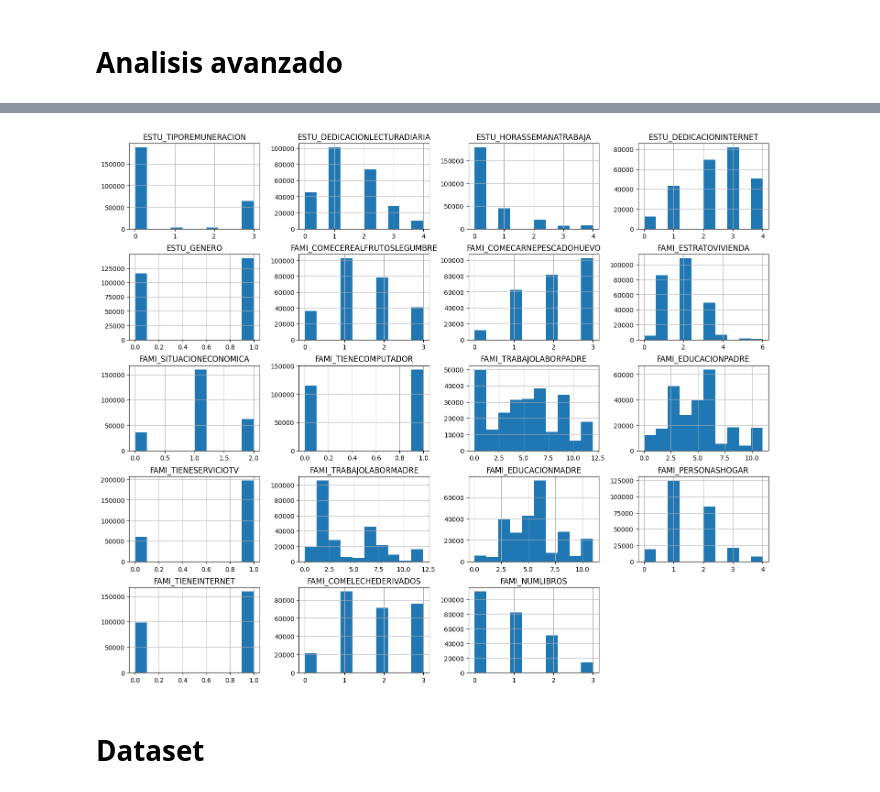
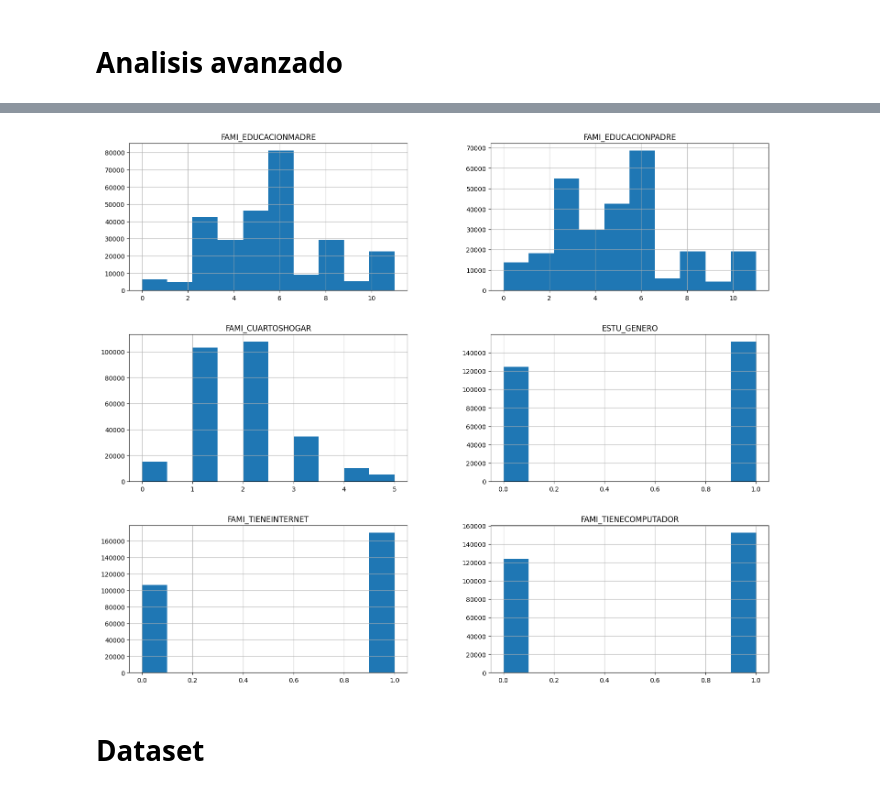
Before and after one commit to juanjaramillo98/Seminario, a Jupyter notebook: momentos_evaluativos/ME03-G02-1216727112-1152706601/Colab_ME03-G02-notebook.ipynb, the cells around one changed output, grey strips where cells are left out. Drawn from its saved outputs; the diff is of its cells as text; code cells hidden in the pictures.

```diff
--- a/momentos_evaluativos/ME03-G02-1216727112-1152706601/Colab_ME03-G02-notebook.ipynb
+++ b/momentos_evaluativos/ME03-G02-1216727112-1152706601/Colab_ME03-G02-notebook.ipynb
@@ -670,0 +751,12 @@ estu_sin_resi_cols = list(set(estu_cols).difference(set(resid_cols)))
+# %%
+# Inicialisamos DF de la fecha descompuesta
+
+df_fecha_descompuesta = pd.DataFrame(data={'DIA_NACIMIENTO':[], 'MES_NACIMIENTO':[], 'ANIO_NACIMIENTO':[]})
+
+# Descartamos la hora de la Fecha
+
+df_fecha = df_encoded['ESTU_FECHANACIMIENTO'].apply(lambda x: x.split()[0])
+
+#Separamos la fecha en sus 3 componentes
+
+df_fecha_descompuesta[['DIA_NACIMIENTO', 'MES_NACIMIENTO', 'ANIO_NACIMIENTO']] = df_fecha.str.split('/', expand=True)
@@ -670,0 +765,16 @@ estu_sin_resi_cols = list(set(estu_cols).difference(set(resid_cols)))
+# %%
+
+
+df_fecha_descompuesta['ANIO_NACIMIENTO'] = df_fecha_descompuesta['ANIO_NACIMIENTO'].replace(['0001', '0002'], '2002')
+
+# se castea la columna a entero
+
+df_fecha_descompuesta = df_fecha_descompuesta.astype(int)
+
+# se descarta la Columna con la fecha completa
+
+df_encoded = df_encoded.drop(['ESTU_FECHANACIMIENTO'], axis=1, errors='ignore')
+
+# se agregan las columnas de la fecha separadas
+
+df_encoded[['DIA_NACIMIENTO', 'MES_NACIMIENTO', 'ANIO_NACIMIENTO']] = df_fecha_descompuesta[['DIA_NACIMIENTO', 'MES_NACIMIENTO', 'ANIO_NACIMIENTO']]
@@ -670,0 +783,6 @@ estu_sin_resi_cols = list(set(estu_cols).difference(set(resid_cols)))
+# %%
+cyclical = CyclicalFeatures(variables=None, drop_original=True)
+
+df_encoded[['DIA_NACIMIENTO_sin', 'DIA_NACIMIENTO_cos', 'MES_NACIMIENTO_sin', 'MES_NACIMIENTO_cos']]  = cyclical.fit_transform(df_encoded[['DIA_NACIMIENTO', 'MES_NACIMIENTO']])
+df_encoded = df_encoded.drop([['DIA_NACIMIENTO', 'MES_NACIMIENTO']], axis=1, errors='ignore')
+df_encoded
@@ -670,0 +805,2 @@ estu_sin_resi_cols = list(set(estu_cols).difference(set(resid_cols)))
+# %%
+df_encoded = df_encoded.drop(drop_cols, axis=1, errors='ignore')
@@ -673,7 +891,8 @@ estu_sin_resi_cols = list(set(estu_cols).difference(set(resid_cols)))
 # %%
-a = df_encoded[estu_sin_resi_cols+fami_cols].hist(figsize=(18,15))
+desc = ["FAMI_EDUCACIONMADRE", "FAMI_EDUCACIONPADRE", "FAMI_CUARTOSHOGAR", "ESTU_GENERO", "FAMI_TIENEINTERNET", "FAMI_TIENECOMPUTADOR"]
+a = df_encoded[desc].hist(figsize=(18,15))
 # %% [output]
-[figure, old version]
+[figure, new version]
 # %% [markdown]
 # Dataset
 # %% [markdown]
```
Also changed, not shown: parts of 84 cells of this notebook.
